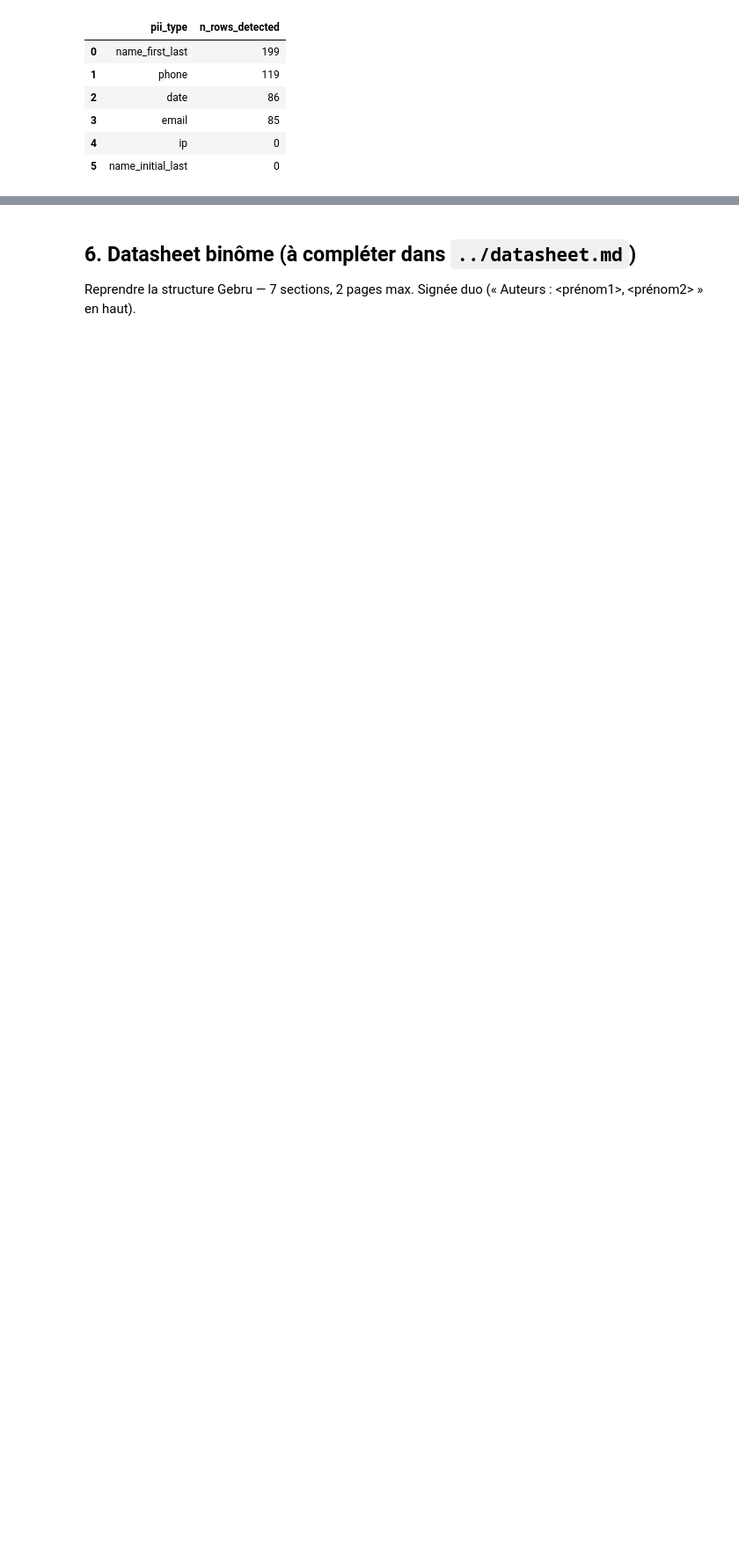
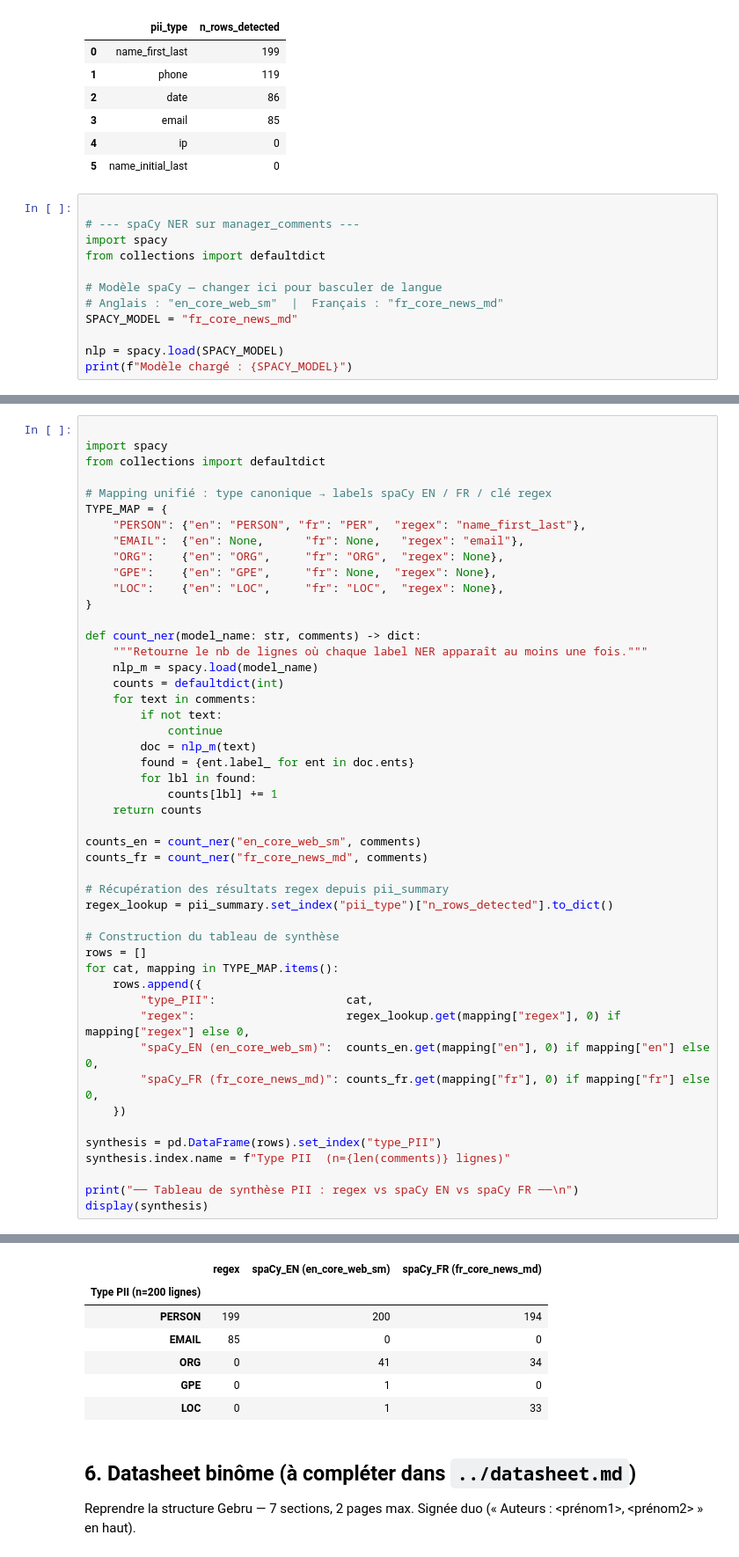
Before and after one commit to Franck-Beugnet/M2-B2-athena-celia-franck, a Jupyter notebook: notebooks/M2-B2_audit_celia_franck.ipynb, the cells around one changed output, grey strips where cells are left out. Shown at 88% size. Saved outputs shown, nothing was run; the diff lists cells and outputs as text; blank space fills up the shorter version.

```diff
--- a/notebooks/M2-B2_audit_celia_franck.ipynb
+++ b/notebooks/M2-B2_audit_celia_franck.ipynb
@@ -470,3 +470,15 @@ display(pii_summary)
 | 3 | email | 85 |
 | 4 | ip | 0 |
 | 5 | name_initial_last | 0 |
+# %%
+
+# --- spaCy NER sur manager_comments ---
+import spacy
+from collections import defaultdict
+
+# Modèle spaCy — changer ici pour basculer de langue
+# Anglais : "en_core_web_sm"  |  Français : "fr_core_news_md"
+SPACY_MODEL = "fr_core_news_md"
+
+nlp = spacy.load(SPACY_MODEL)
+print(f"Modèle chargé : {SPACY_MODEL}")
@@ -472,0 +487,49 @@ display(pii_summary)
+# %%
+
+import spacy
+from collections import defaultdict
+
+# Mapping unifié : type canonique → labels spaCy EN / FR / clé regex
+TYPE_MAP = {
+    "PERSON": {"en": "PERSON", "fr": "PER",  "regex": "name_first_last"},
+    "EMAIL":  {"en": None,      "fr": None,   "regex": "email"},
+    "ORG":    {"en": "ORG",     "fr": "ORG",  "regex": None},
+    "GPE":    {"en": "GPE",     "fr": None,  "regex": None},
+    "LOC":    {"en": "LOC",     "fr": "LOC",  "regex": None},
+}
+
+def count_ner(model_name: str, comments) -> dict:
+    """Retourne le nb de lignes où chaque label NER apparaît au moins une fois."""
+    nlp_m = spacy.load(model_name)
+    counts = defaultdict(int)
+    for text in comments:
+        if not text:
+            continue
+        doc = nlp_m(text)
+        found = {ent.label_ for ent in doc.ents}
+        for lbl in found:
+            counts[lbl] += 1
+    return counts
+
+counts_en = count_ner("en_core_web_sm", comments)
+counts_fr = count_ner("fr_core_news_md", comments)
+
+# Récupération des résultats regex depuis pii_summary
+regex_lookup = pii_summary.set_index("pii_type")["n_rows_detected"].to_dict()
+
+# Construction du tableau de synthèse
+rows = []
+for cat, mapping in TYPE_MAP.items():
+    rows.append({
+        "type_PII":                   cat,
+        "regex":                      regex_lookup.get(mapping["regex"], 0) if mapping["regex"] else 0,
+        "spaCy_EN (en_core_web_sm)":  counts_en.get(mapping["en"], 0) if mapping["en"] else 0,
+        "spaCy_FR (fr_core_news_md)": counts_fr.get(mapping["fr"], 0) if mapping["fr"] else 0,
+    })
+
+synthesis = pd.DataFrame(rows).set_index("type_PII")
+synthesis.index.name = f"Type PII  (n={len(comments)} lignes)"
+
+print("── Tableau de synthèse PII : regex vs spaCy EN vs spaCy FR ──\n")
+display(synthesis)
+# %% [output]
@@ -473,3 +537,10 @@ display(pii_summary)
+|  | regex | spaCy_EN (en_core_web_sm) | spaCy_FR (fr_core_news_md) |
+| Type PII (n=200 lignes) |  |  |  |
+| PERSON | 199 | 200 | 194 |
+| EMAIL | 85 | 0 | 0 |
+| ORG | 0 | 41 | 34 |
+| GPE | 0 | 1 | 0 |
+| LOC | 0 | 1 | 33 |
 # %% [markdown]
 ## 6. Datasheet binôme (à compléter dans `../datasheet.md`)
 
```
Also changed, not shown: parts of 2 cells of this notebook, 1 other file.
